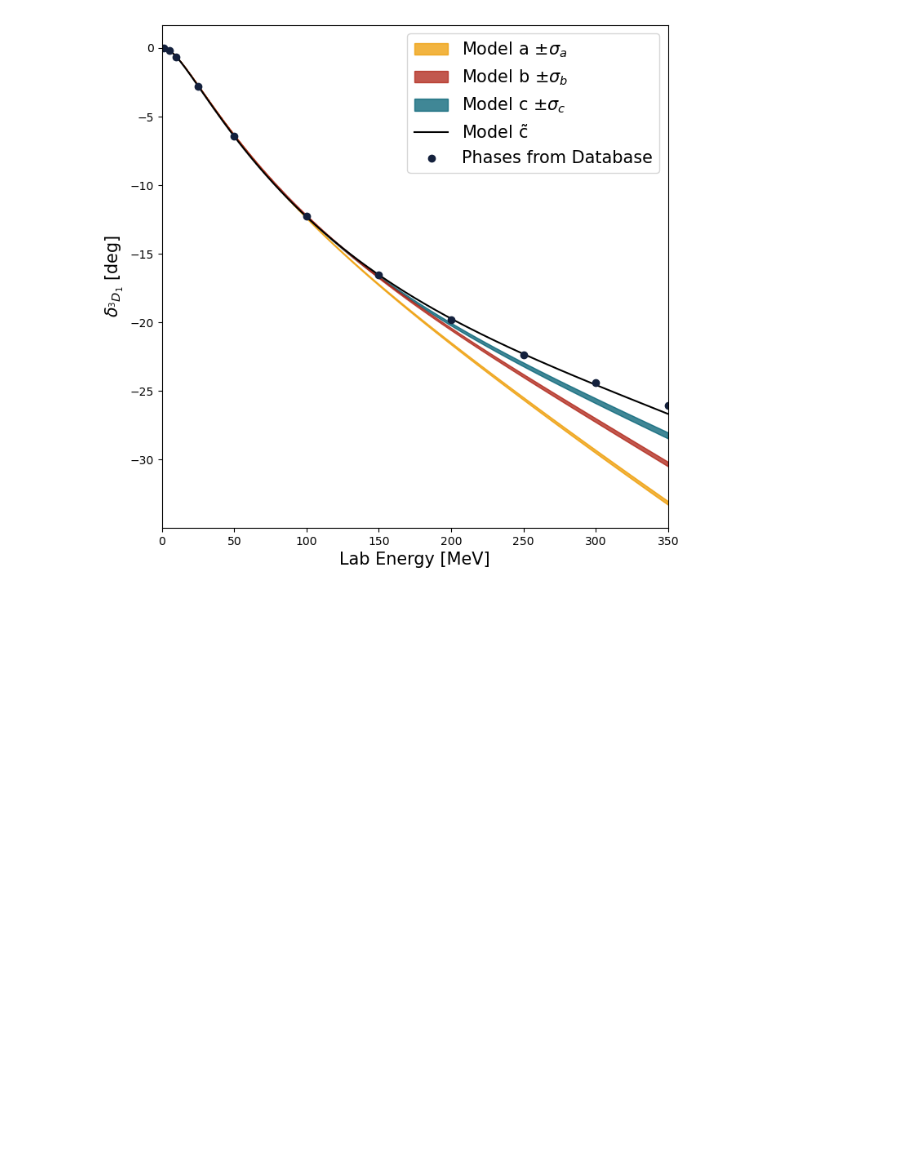
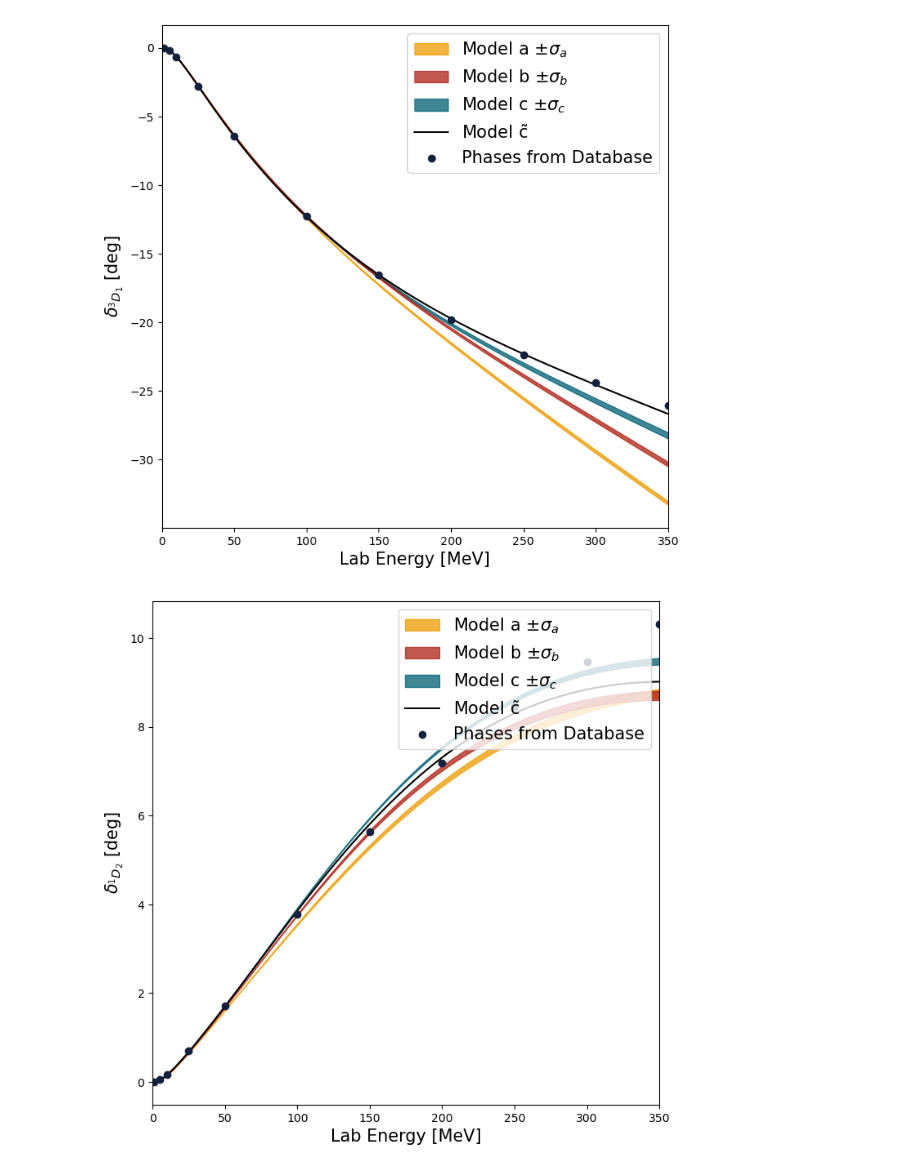
Before and after one commit to rnavarroperez/nn-scattering-fit, a Jupyter notebook: src/notebooks/short_range_phase_shifts.ipynb, the cells around one changed output. Drawn from its saved outputs; the diff is of its cells as text; code cells hidden in the pictures; blank space fills up the shorter version.

```diff
--- a/src/notebooks/short_range_phase_shifts.ipynb
+++ b/src/notebooks/short_range_phase_shifts.ipynb
@@ -272,35 +272,37 @@ plt.show()
 # %%
 # 1D2 ~~~~~~~~~~~~~~~~~~~~~~~~~~~~~~~~~~~~~~~~~~~~~~~~~~~~~~~~~~~~~~~~~~~~~~~~~~~~~~~~~~~~~~~~~~~~~~~~~~~~
 fig, ax = plt.subplots(1, figsize=(8,8))
 
-a=model_a[13]
-sig_a=model_a[14]
-b=model_b[13]
-sig_b=model_b[14]
-c=model_c[13]
-sig_c=model_c[14]
-c_tilde=model_c_tilde[13]
+a=model_a[15]
+sig_a=model_a[16]
+b=model_b[15]
+sig_b=model_b[16]
+c=model_c[15]
+sig_c=model_c[16]
+c_tilde=model_c_tilde[15]
 
 # plots of models
 ax.fill_between(lab_energy,a-sig_a,a+sig_a, color='#ee9b00', alpha=0.75, label=r'Model a $\pm \sigma_{a}$')
 ax.fill_between(lab_energy,b-sig_b,b+sig_b, color='#ae2012', alpha=0.75, label=r'Model b $\pm \sigma_{b}$')
 ax.fill_between(lab_energy,c-sig_c,c+sig_c, color='#005f73', alpha=0.75, label=r'Model c $\pm \sigma_{c}$', zorder=0)
 ax.plot(lab_energy,c_tilde, color='black', label=r'Model $\tilde{\mathrm{c}}$', zorder=1)
 
 # array of phases from phases_database.dat
-phases_3D1 = [-0.00169272,-0.17657032,-0.66856504,-2.78836511,-6.41936998,-12.24836913,
-            -16.54107498,-19.81555724,-22.38062099,-24.42690859,-26.07216905]
-plt.scatter(MeV,phases_3D1, color='#14213d', label=r'Phases from Database')
+phases_1D2 = [0.00077429, 0.04268684, 0.16648250, 0.69830700, 1.70749309, 3.76619775,
+              5.63198617, 7.18815928, 8.44841295, 9.47113256, 10.32159769]
+plt.scatter(MeV,phases_1D2, color='#14213d', label=r'Phases from Database')
 
 plt.legend(loc='upper right', fontsize=15)
 plt.xlabel('Lab Energy [MeV]', fontsize=15)
 plt.ylabel('$\delta_{^1D_2}$ [deg]', fontsize=15)
 
 # Set limits
 plt.xlim(0,350)
 # plt.ylim(-15,65)
 
 # plt.xticks(np.arange(0,350,50))
 # plt.yticks(np.arange(-10,65,20))
 
 plt.show()
+# %% [output]
+[figure, added]
```
Also changed, not shown: parts of 1 cell of this notebook, 1 other file.
